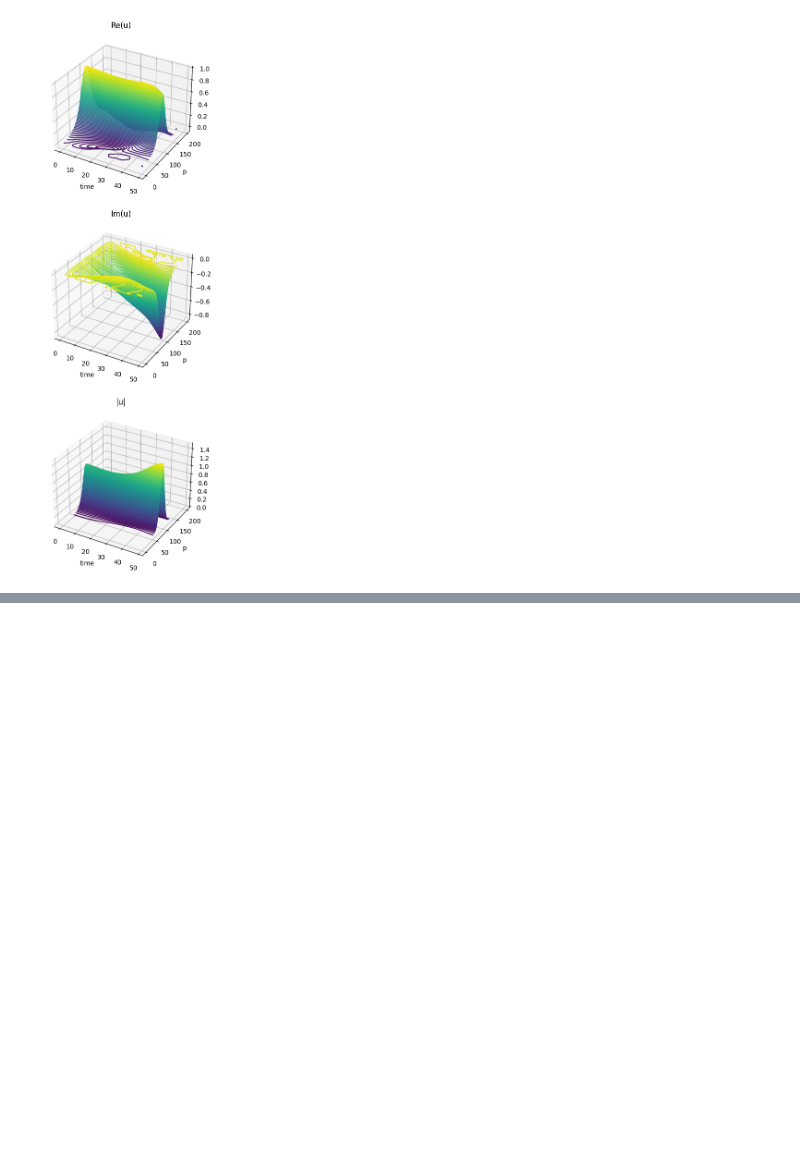
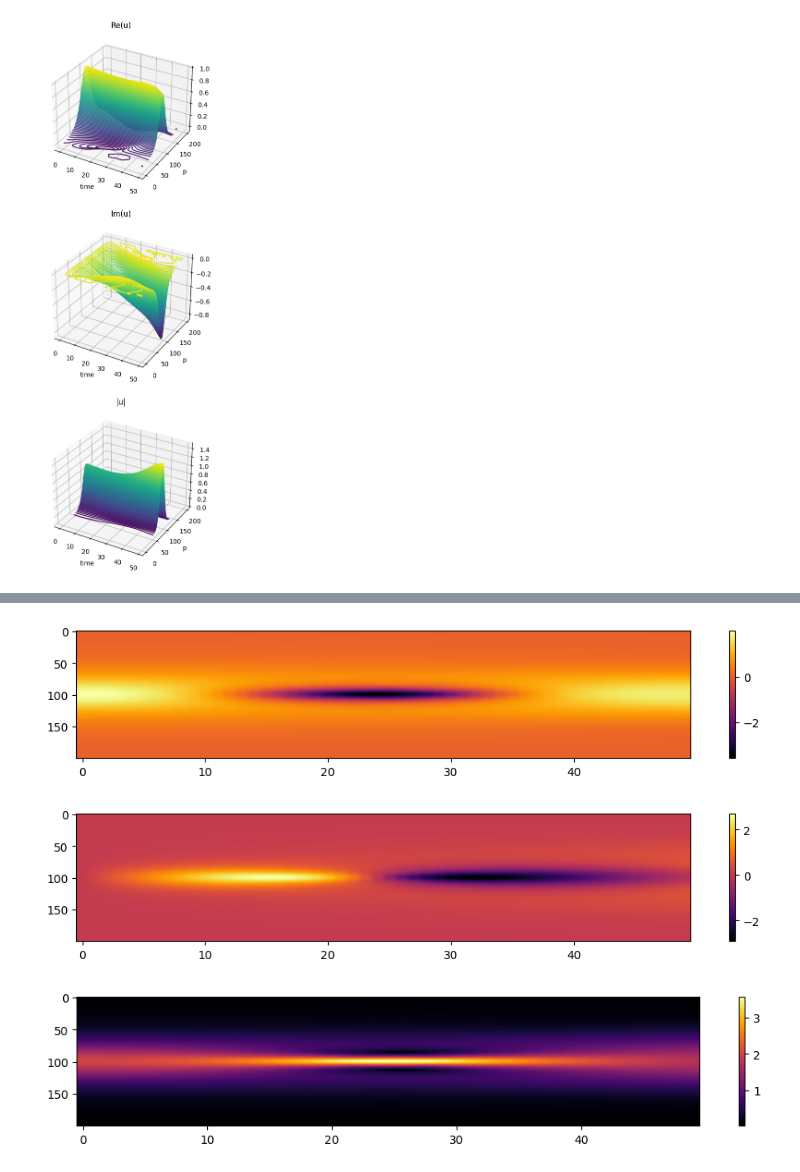
Before and after one commit to sallsdagrate/FBPINNs, a Jupyter notebook: examples/results/observing_schrodinger.ipynb, the cells around one changed output, grey strips where cells are left out. Drawn from its saved outputs; the diff is of its cells as text; code cells hidden in the pictures; blank space fills up the shorter version.

```diff
--- a/examples/results/observing_schrodinger.ipynb
+++ b/examples/results/observing_schrodinger.ipynb
@@ -74,0 +69,18 @@ plot_sch(arr.transpose(2, 0, 1))
+# %%
+plt.figure(figsize=(12, 2))  # Make the figure wide and short
+plt.imshow(arr[:, :, 0], cmap='inferno', aspect='auto')
+plt.colorbar()              # Optional: add a colorbar
+plt.show()
+plt.figure(figsize=(12, 2))  # Make the figure wide and short
+plt.imshow(arr[:, :, 1], cmap='inferno', aspect='auto')
+plt.colorbar()              # Optional: add a colorbar
+plt.show()
+a = np.sqrt(np.sum(arr**2, axis=-1))
+plt.figure(figsize=(12, 2))  # Make the figure wide and short
+plt.imshow(a, cmap='inferno', aspect='auto')
+plt.colorbar()              # Optional: add a colorbar
+plt.show()
+# %% [output]
+[figure, added]
+[figure, added]
+[figure, added]
```
Also changed, not shown: parts of 5 cells of this notebook, 2 other files.
